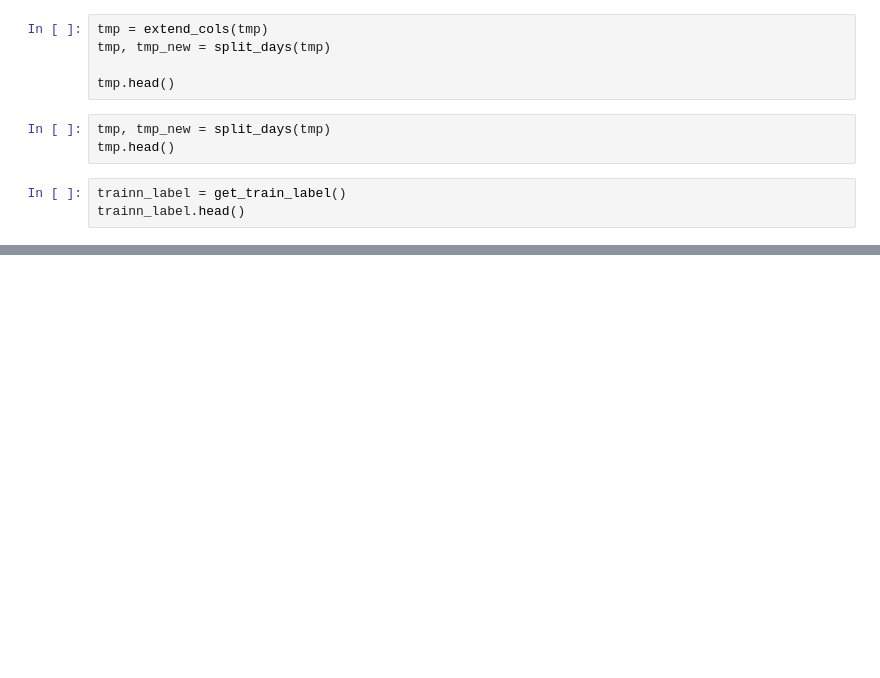
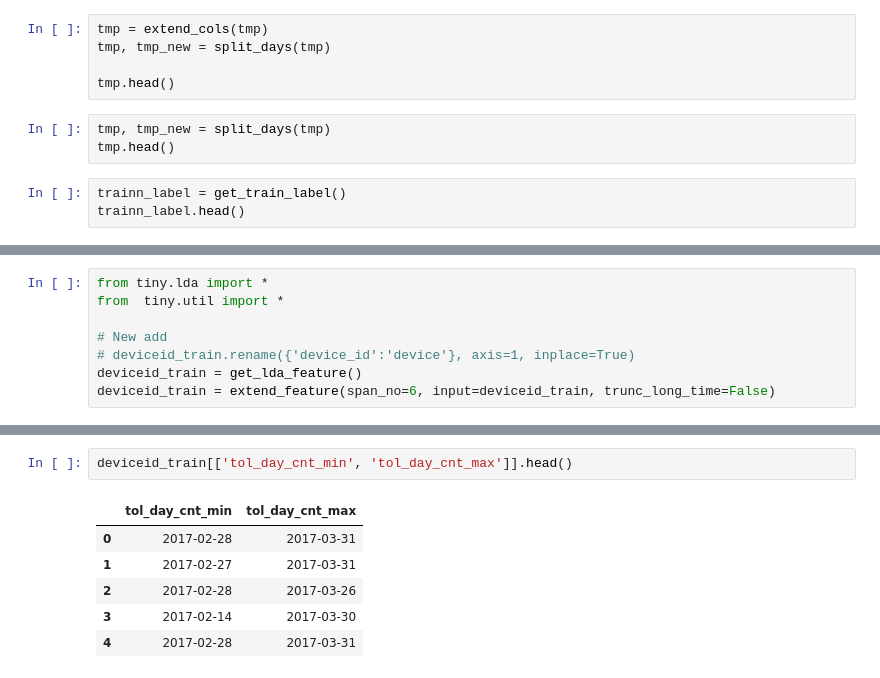
Before and after one commit to Flyfoxs/tinymind_sex_age, a Jupyter notebook: analysis.ipynb, the cells around one changed output, grey strips where cells are left out. Drawn from its saved outputs; the diff is of its cells as text; blank space fills up the shorter version.

Commit message:
online: 2.71556  local:baseline_2.70696.csv span=24

```diff
--- a/analysis.ipynb
+++ b/analysis.ipynb
@@ -165,0 +263,8 @@ trainn_label.head()
+# %%
+from tiny.lda import *
+from  tiny.util import *
+
+# New add
+# deviceid_train.rename({'device_id':'device'}, axis=1, inplace=True)
+deviceid_train = get_lda_feature()
+deviceid_train = extend_feature(span_no=6, input=deviceid_train, trunc_long_time=False)
@@ -165,0 +310,9 @@ trainn_label.head()
+# %%
+deviceid_train[['tol_day_cnt_min', 'tol_day_cnt_max']].head()
+# %% [output]
+|  | tol_day_cnt_min | tol_day_cnt_max |
+| 0 | 2017-02-28 | 2017-03-31 |
+| 1 | 2017-02-27 | 2017-03-31 |
+| 2 | 2017-02-28 | 2017-03-26 |
+| 3 | 2017-02-14 | 2017-03-30 |
+| 4 | 2017-02-28 | 2017-03-31 |
```
Also changed, not shown: parts of 19 cells of this notebook, 4 other files.
